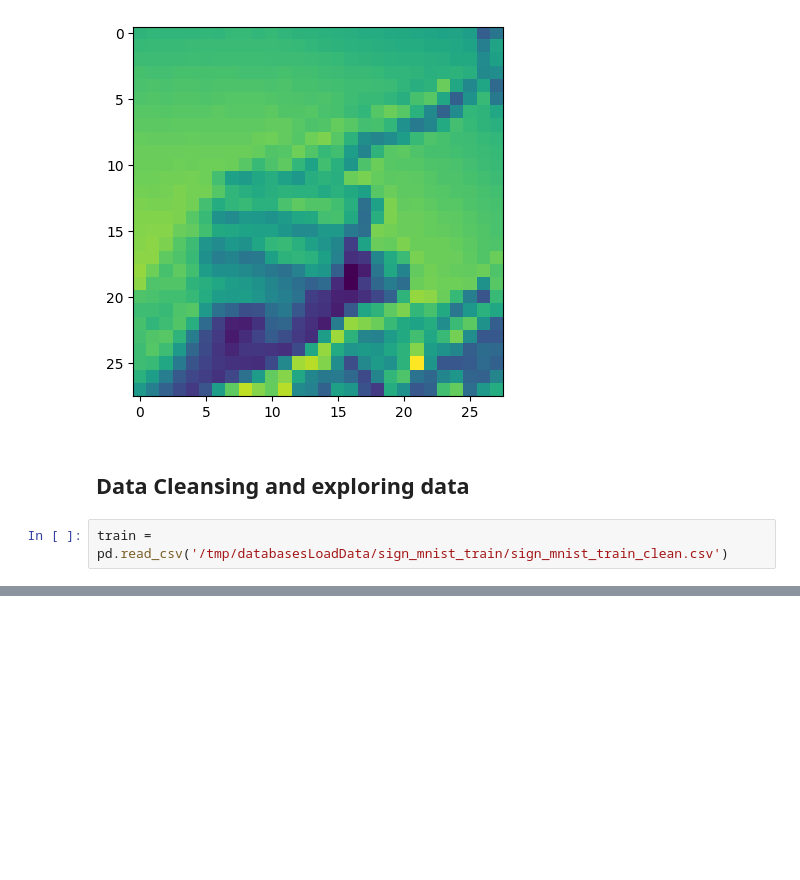
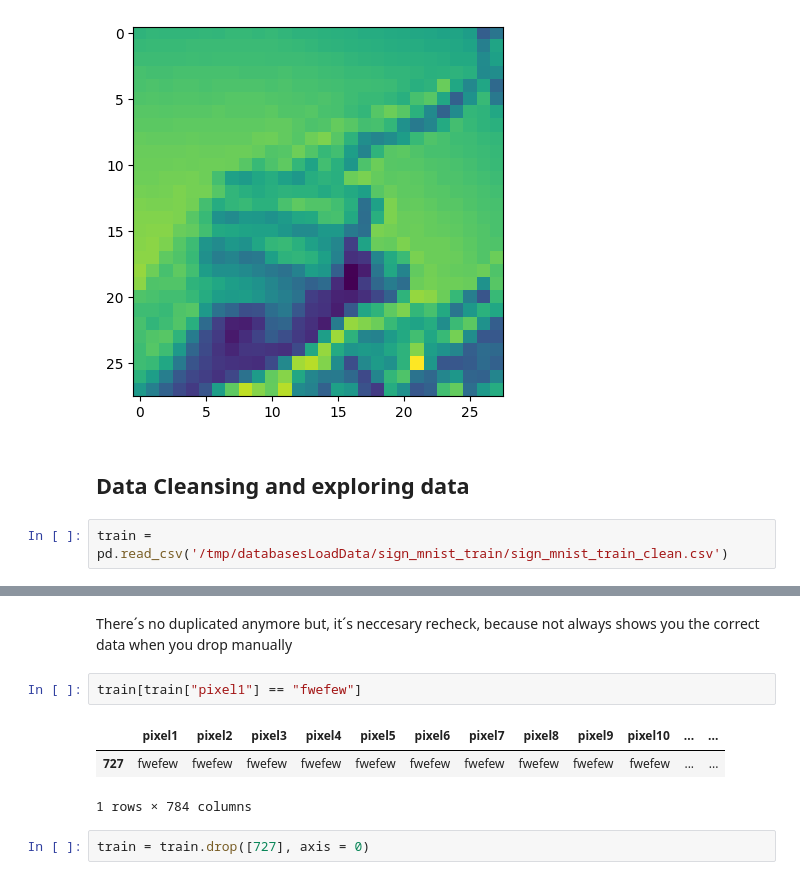
Before and after one commit to LennyRBriones/neural-networks-practices, a Jupyter notebook: uploading_multiple_datasets.ipynb, the cells around one changed output, grey strips where cells are left out. Cells and saved outputs as stored; diff of their text form; blank space fills up the shorter version.

```diff
--- a/uploading_multiple_datasets.ipynb
+++ b/uploading_multiple_datasets.ipynb
@@ -155,0 +229,10 @@ sns.countplot(train['label'])
+# %% [markdown]
+There´s no duplicated anymore but, it´s neccesary recheck, because not always shows you the correct data when you drop manually
+# %%
+train[train["pixel1"] == "fwefew"]
+# %% [output]
+|  | pixel1 | pixel2 | pixel3 | pixel4 | pixel5 | pixel6 | pixel7 | pixel8 | pixel9 | pixel10 | ... | ... |
+| 727 | fwefew | fwefew | fwefew | fwefew | fwefew | fwefew | fwefew | fwefew | fwefew | fwefew | ... | ... |
+1 rows × 784 columns
+# %%
+train = train.drop([727], axis = 0)
```
Also changed, not shown: parts of 20 cells of this notebook.
